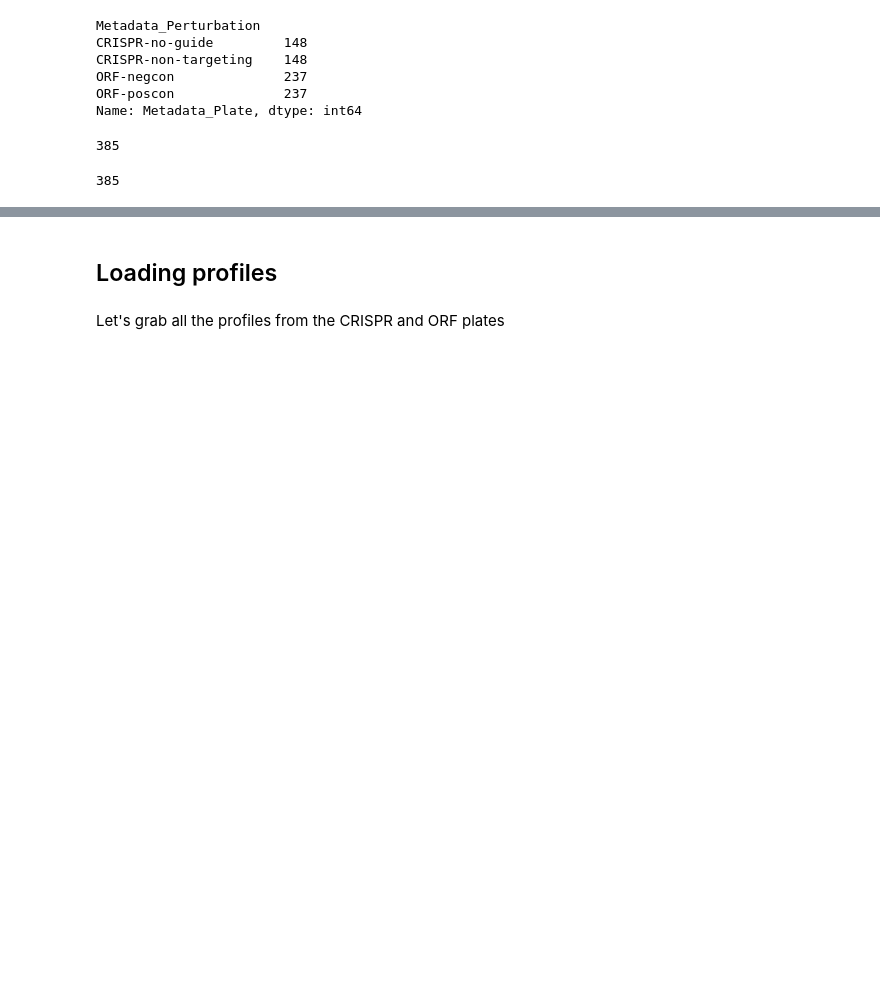
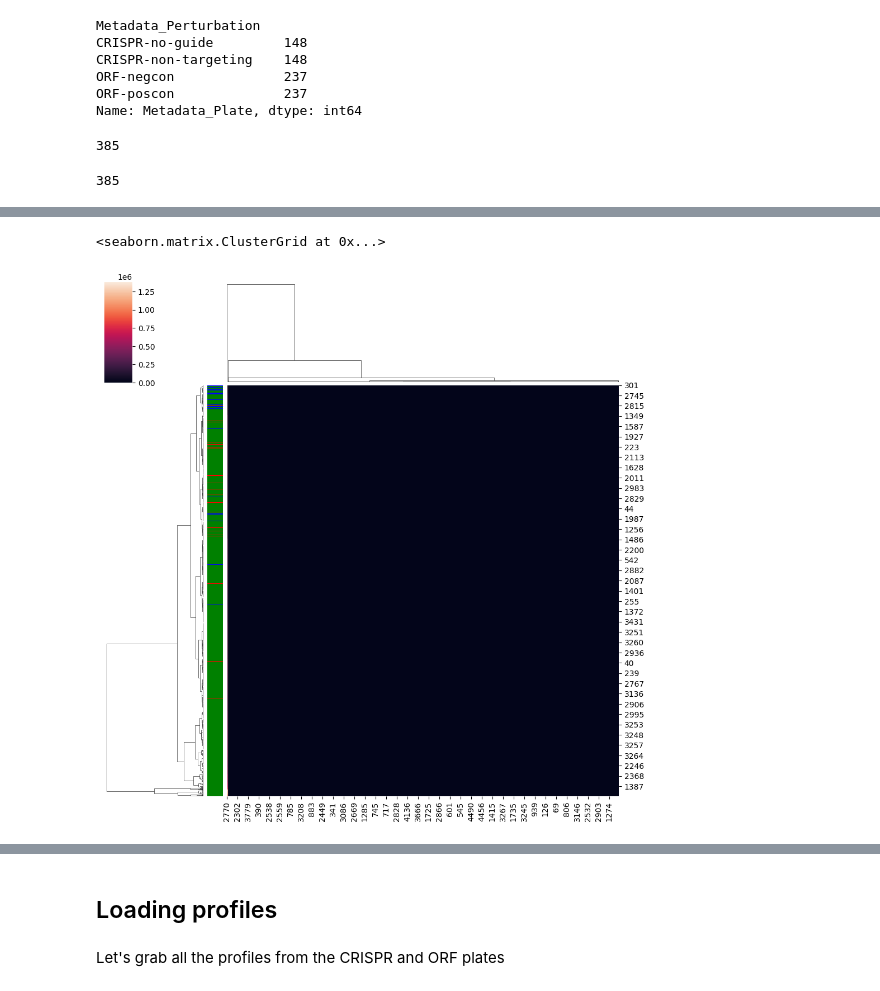
Before and after one commit to Craven-Biostat-Lab/morphology-prediction, a Jupyter notebook: data-loading.ipynb, the cells around one changed output, grey strips where cells are left out. Cells and saved outputs as stored; diff of their text form; code cells hidden in the pictures; blank space fills up the shorter version.

```diff
--- a/data-loading.ipynb
+++ b/data-loading.ipynb
@@ -177,0 +235,6 @@ len(wells[wells.Metadata_JCP2022.isin(gene_meta.Metadata_JCP2022)].Metadata_Plat
+# %%
+# Load profiles
+profiles = dd.read_parquet(
+    [profile_uri_template.format_map(row) for _, row in crispr_subset.iterrows()],
+    storage_options={"anon": True}
+)
@@ -177,0 +250,5 @@ len(wells[wells.Metadata_JCP2022.isin(gene_meta.Metadata_JCP2022)].Metadata_Plat
+# %%
+# Get matrix
+profile_mat = annotated_profiles[feature_cols].to_numpy()
+
+profile_mat.shape
@@ -177,0 +365,6 @@ len(wells[wells.Metadata_JCP2022.isin(gene_meta.Metadata_JCP2022)].Metadata_Plat
+# %%
+# Clustermap
+sns.clustermap(profile_mat, row_colors = annotated_profiles.Metadata_Perturbation.map(color_mapping).to_numpy())
+# %% [output]
+<seaborn.matrix.ClusterGrid at 0x...>
+[figure, added]
```
Also changed, not shown: parts of 25 cells of this notebook, 2 other files.
